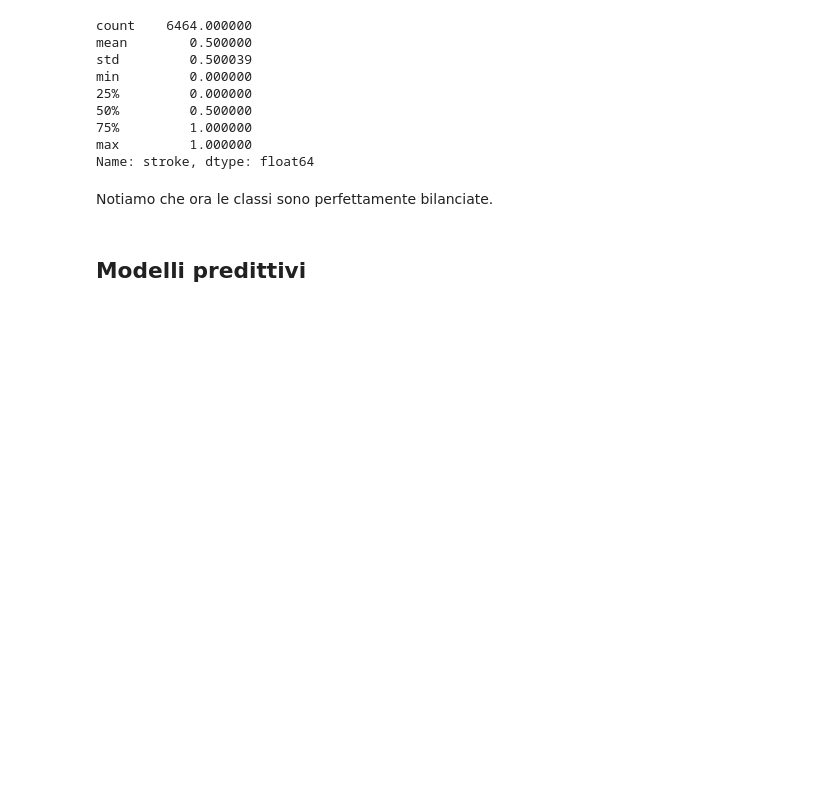
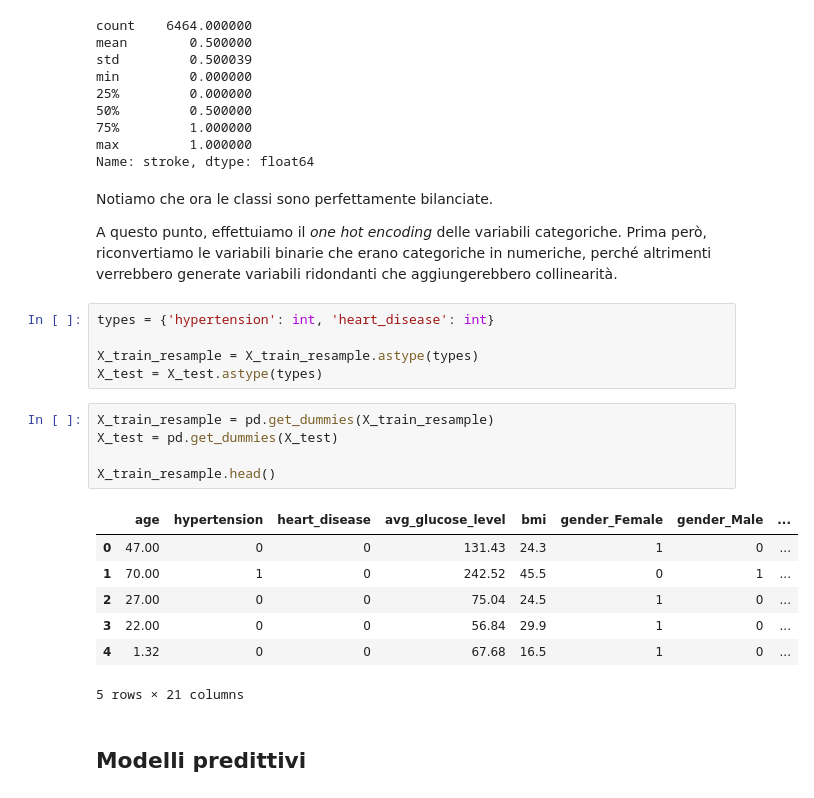
Before and after one commit to LucaSamore/Stroke-Prediction-Analysis, a Jupyter notebook: stroke_prediction_analysis.ipynb, the cells around one changed output. Cells and saved outputs as stored; diff of their text form; blank space fills up the shorter version.

```diff
--- a/stroke_prediction_analysis.ipynb
+++ b/stroke_prediction_analysis.ipynb
@@ -436,8 +436,29 @@ min         0.000000
 75%         1.000000
 max         1.000000
 Name: stroke, dtype: float64
-# %% [markdown]
-Notiamo che ora le classi sono perfettamente bilanciate.
+# %% [markdown]
+Notiamo che ora le classi sono perfettamente bilanciate.
+
+A questo punto, effettuiamo il *one hot encoding* delle variabili categoriche.
+Prima però, riconvertiamo le variabili binarie che erano categoriche in numeriche, perché altrimenti verrebbero generate variabili ridondanti che aggiungerebbero collinearità.
+# %%
+types = {'hypertension': int, 'heart_disease': int}
+
+X_train_resample = X_train_resample.astype(types)
+X_test = X_test.astype(types)
+# %%
+X_train_resample = pd.get_dummies(X_train_resample)
+X_test = pd.get_dummies(X_test)
+
+X_train_resample.head()
+# %% [output]
+|  | age | hypertension | heart_disease | avg_glucose_level | bmi | gender_Female | gender_Male | ... |
+| 0 | 47.00 | 0 | 0 | 131.43 | 24.3 | 1 | 0 | ... |
+| 1 | 70.00 | 1 | 0 | 242.52 | 45.5 | 0 | 1 | ... |
+| 2 | 27.00 | 0 | 0 | 75.04 | 24.5 | 1 | 0 | ... |
+| 3 | 22.00 | 0 | 0 | 56.84 | 29.9 | 1 | 0 | ... |
+| 4 | 1.32 | 0 | 0 | 67.68 | 16.5 | 1 | 0 | ... |
+5 rows × 21 columns
 # %% [markdown]
 ## Modelli predittivi
 # %% [markdown]
```
Also changed, not shown: parts of 11 cells of this notebook.
